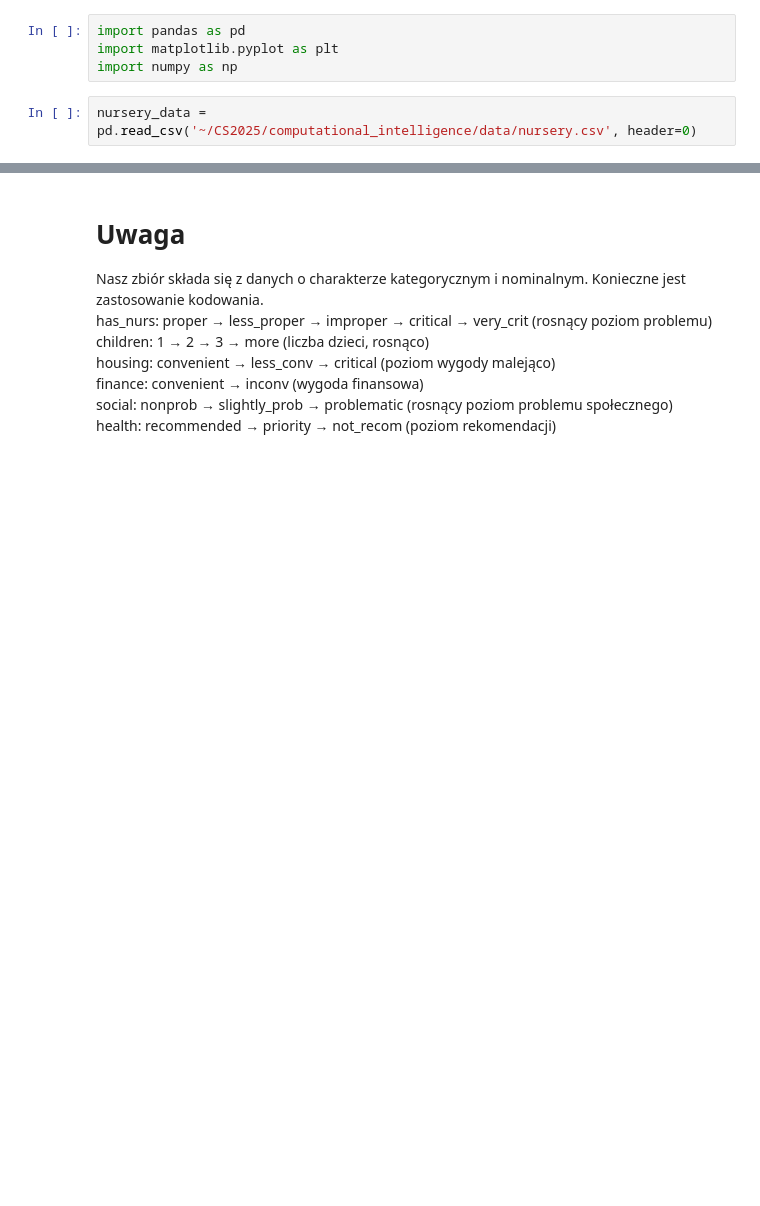
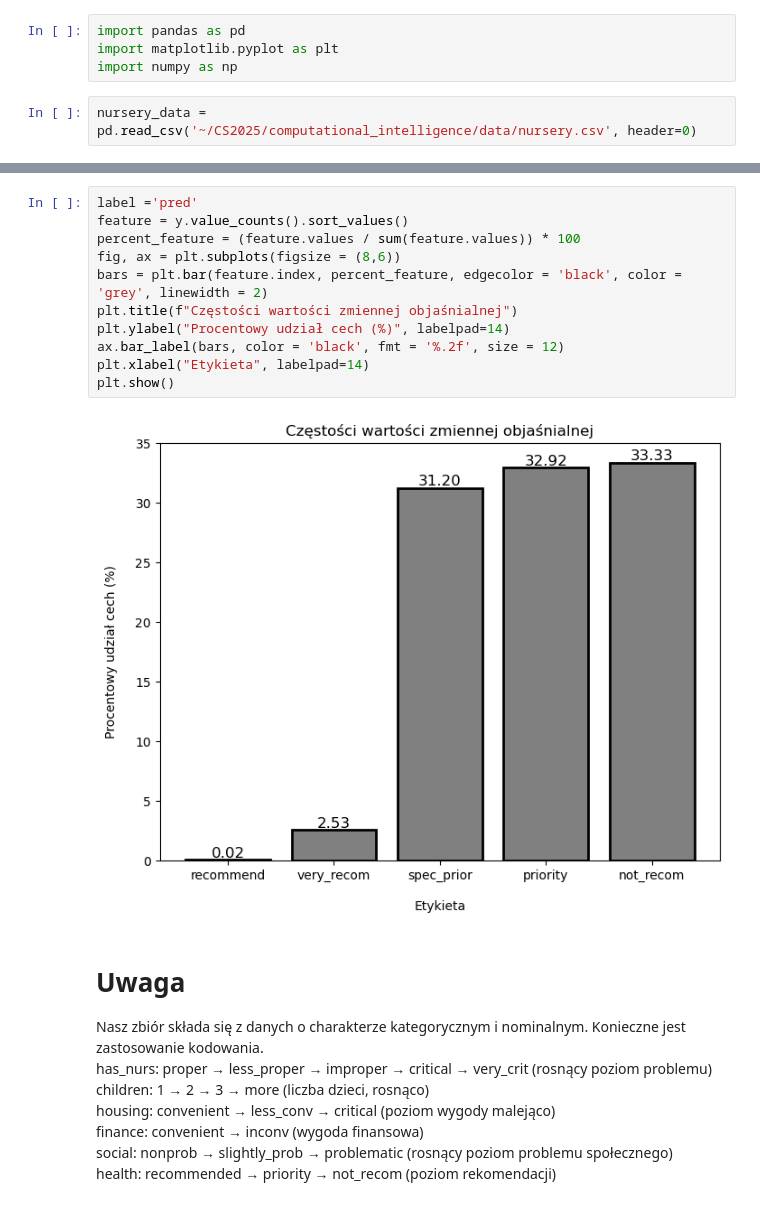
Before and after one commit to jakubfigura/computational_intelligence, a Jupyter notebook: project/ffnn.ipynb, the cells around one changed output, grey strips where cells are left out. Cells and saved outputs as stored; diff of their text form; blank space fills up the shorter version.

```diff
--- a/project/ffnn.ipynb
+++ b/project/ffnn.ipynb
@@ -57,3 +105,16 @@ labels = list(nursery_data.columns)
+# %%
+label ='pred'
+feature = y.value_counts().sort_values()
+percent_feature = (feature.values / sum(feature.values)) * 100
+fig, ax = plt.subplots(figsize = (8,6))
+bars = plt.bar(feature.index, percent_feature, edgecolor = 'black', color = 'grey', linewidth = 2)
+plt.title(f"Częstości wartości zmiennej objaśnialnej")
+plt.ylabel("Procentowy udział cech (%)", labelpad=14)
+ax.bar_label(bars, color = 'black', fmt = '%.2f', size = 12)
+plt.xlabel("Etykieta", labelpad=14)
+plt.show()
+# %% [output]
+[figure, added]
 # %% [markdown]
 # Uwaga
 
```
Also changed, not shown: parts of 42 cells of this notebook.
